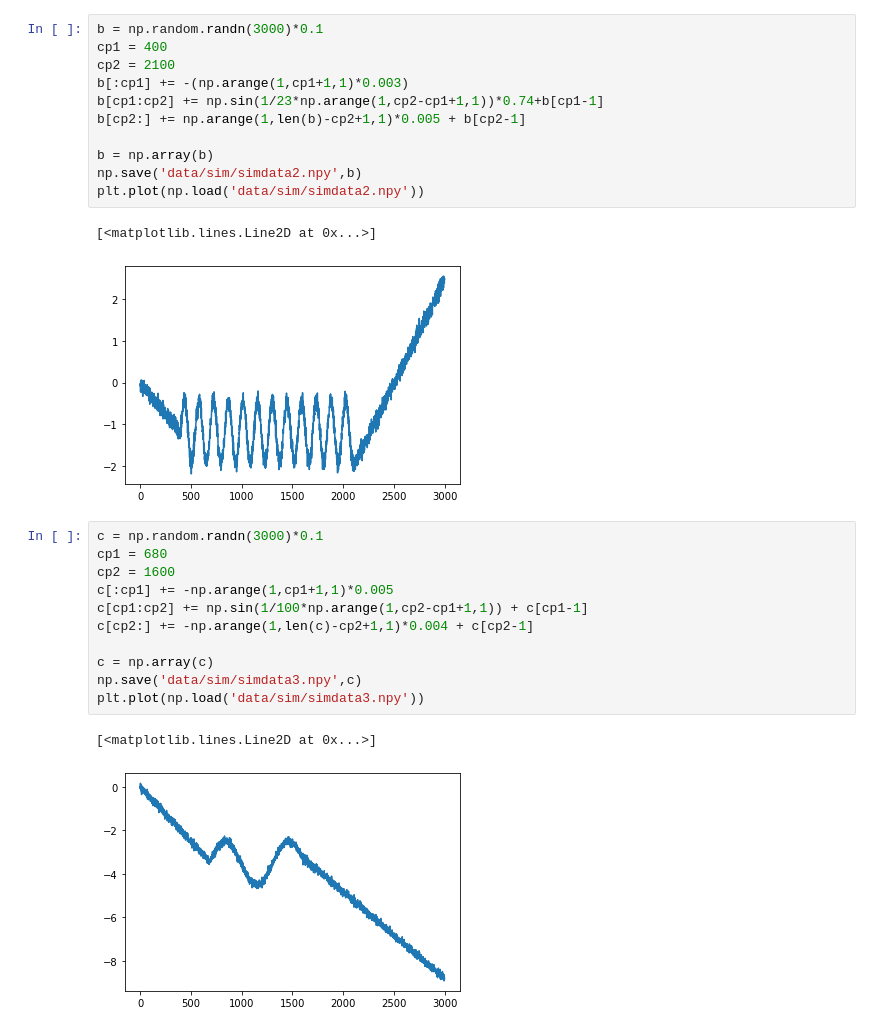
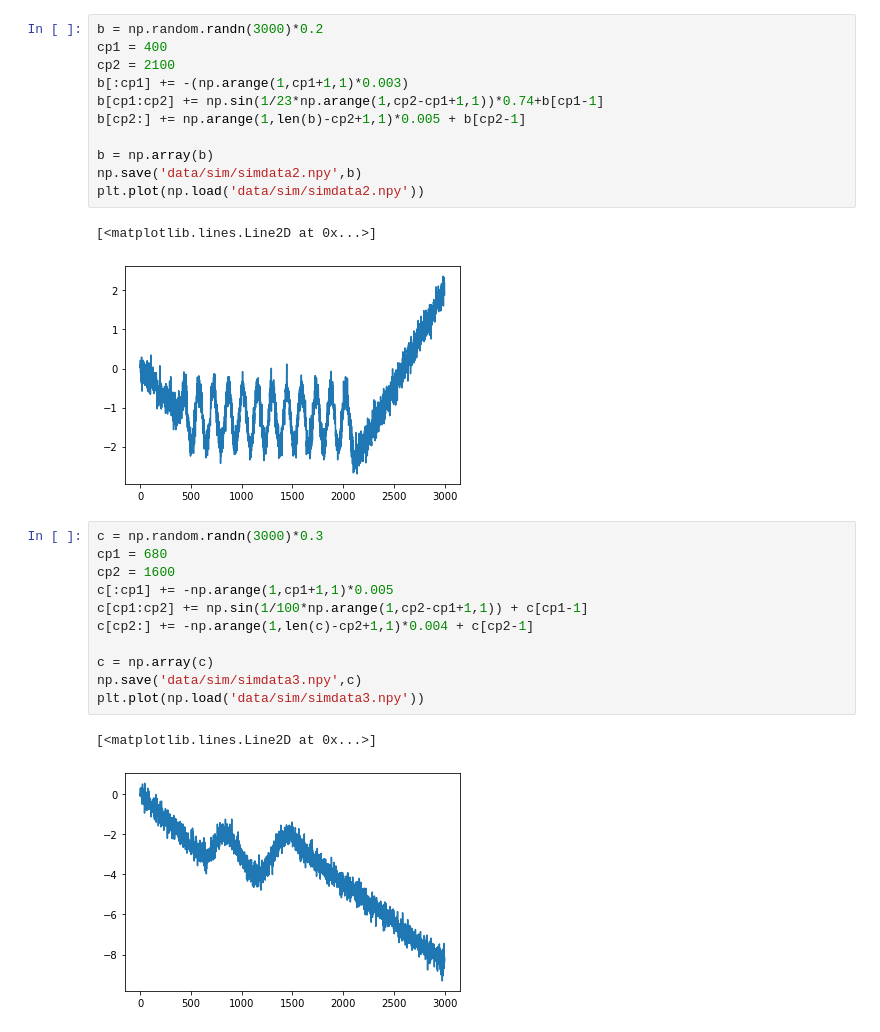
Before and after one commit to davidw0311/fault_diagnosis, a Jupyter notebook: custom_data.ipynb, the cells around one changed output. Saved outputs shown, nothing was run; the diff lists cells and outputs as text.

```diff
--- a/custom_data.ipynb
+++ b/custom_data.ipynb
@@ -20,5 +20,5 @@ plt.plot(np.load('data/sim/simdata1.npy'))
 # %%
-b = np.random.randn(3000)*0.1
+b = np.random.randn(3000)*0.2
 cp1 = 400
 cp2 = 2100
 b[:cp1] += -(np.arange(1,cp1+1,1)*0.003)
@@ -30,18 +30,18 @@ np.save('data/sim/simdata2.npy',b)
 plt.plot(np.load('data/sim/simdata2.npy'))
 # %% [output]
 [<matplotlib.lines.Line2D at 0x...>]
-[figure, old version]
+[figure, new version]
 # %%
-c = np.random.randn(3000)*0.1
+c = np.random.randn(3000)*0.3
 cp1 = 680
 cp2 = 1600
 c[:cp1] += -np.arange(1,cp1+1,1)*0.005
 c[cp1:cp2] += np.sin(1/100*np.arange(1,cp2-cp1+1,1)) + c[cp1-1]
 c[cp2:] += -np.arange(1,len(c)-cp2+1,1)*0.004 + c[cp2-1]
 
 c = np.array(c)
 np.save('data/sim/simdata3.npy',c)
 plt.plot(np.load('data/sim/simdata3.npy'))
 # %% [output]
 [<matplotlib.lines.Line2D at 0x...>]
-[figure, old version]
+[figure, new version]
```
Also changed, not shown: parts of 1 cell of this notebook, 1 other file.
